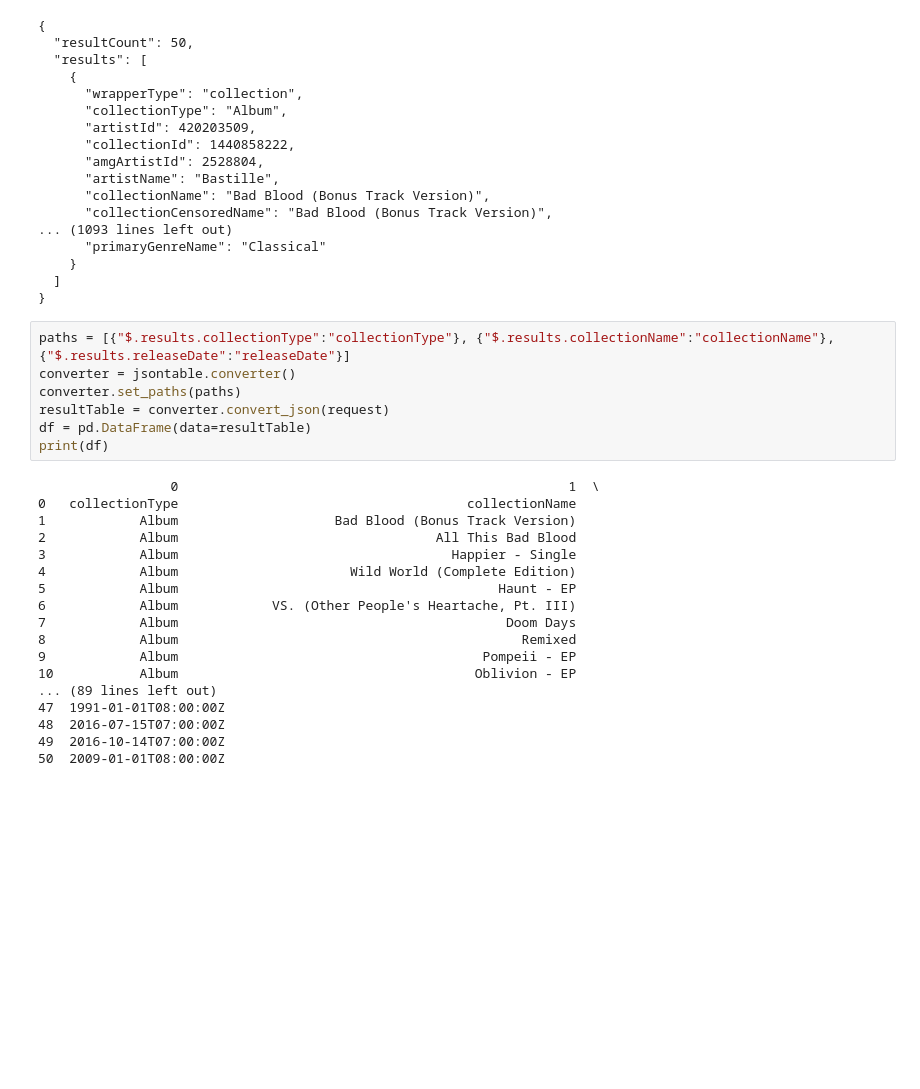
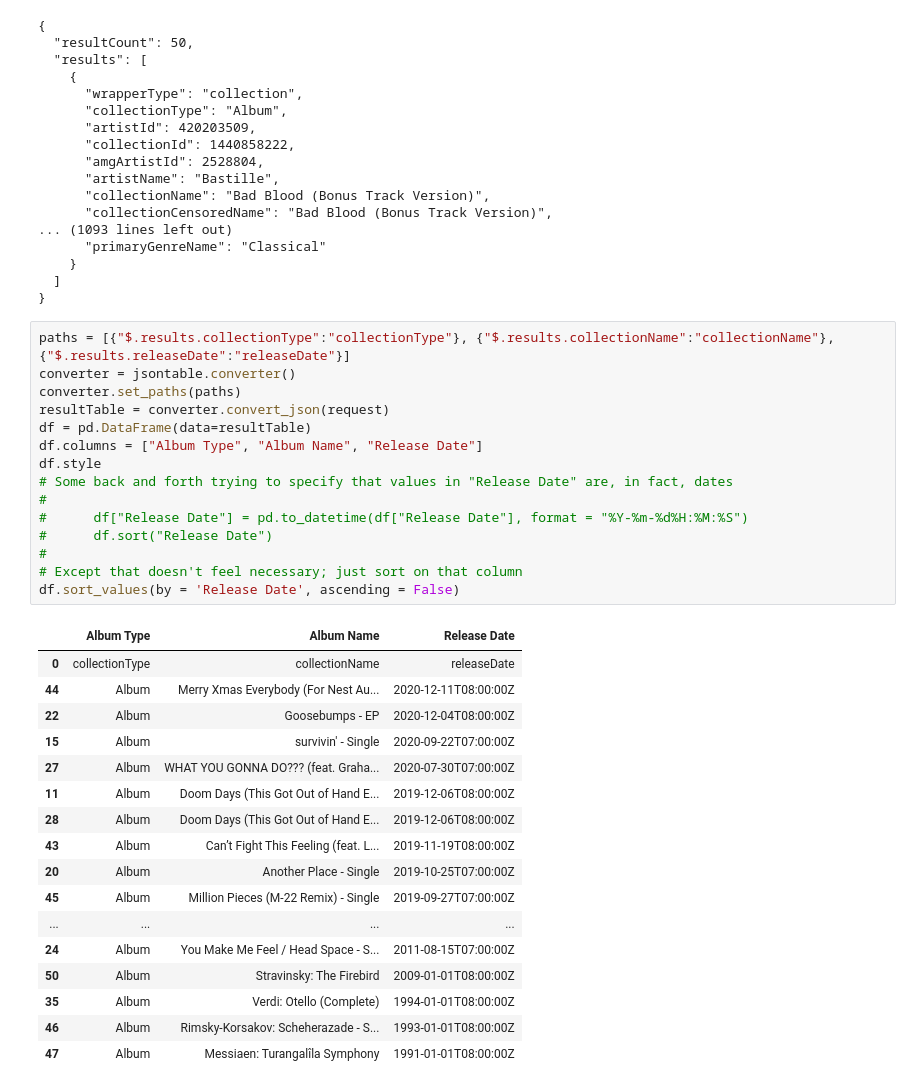
Before and after one commit to patrick-still/music-engine, a Jupyter notebook: collect.ipynb, the cells around one changed output. Saved outputs shown, nothing was run; the diff lists cells and outputs as text; blank space fills up the shorter version.

Commit message:
Styling the dataframe output, naming its columns, and sorting by date descending

```diff
--- a/collect.ipynb
+++ b/collect.ipynb
@@ -65,25 +73,33 @@ print(json.dumps(request, indent=2))
 # %%
 paths = [{"$.results.collectionType":"collectionType"}, {"$.results.collectionName":"collectionName"}, {"$.results.releaseDate":"releaseDate"}]
 converter = jsontable.converter()
 converter.set_paths(paths)
 resultTable = converter.convert_json(request)
 df = pd.DataFrame(data=resultTable)
-print(df)
+df.columns = ["Album Type", "Album Name", "Release Date"]
+df.style
+# Some back and forth trying to specify that values in "Release Date" are, in fact, dates
+#
+#      df["Release Date"] = pd.to_datetime(df["Release Date"], format = "%Y-%m-%d%H:%M:%S")
+#      df.sort("Release Date")
+#
+# Except that doesn't feel necessary; just sort on that column
+df.sort_values(by = 'Release Date', ascending = False)
 # %% [output]
-                 0                                                  1  \
-0   collectionType                                     collectionName
-1            Album                    Bad Blood (Bonus Track Version)
-2            Album                                 All This Bad Blood
-3            Album                                   Happier - Single
-4            Album                      Wild World (Complete Edition)
-5            Album                                         Haunt - EP
-6            Album            VS. (Other People's Heartache, Pt. III)
-7            Album                                          Doom Days
-8            Album                                            Remixed
-9            Album                                       Pompeii - EP
-10           Album                                      Oblivion - EP
-... (89 lines left out)
-47  1991-01-01T08:00:00Z
-48  2016-07-15T07:00:00Z
-49  2016-10-14T07:00:00Z
-50  2009-01-01T08:00:00Z
+|  | Album Type | Album Name | Release Date |
+| 0 | collectionType | collectionName | releaseDate |
+| 44 | Album | Merry Xmas Everybody (For Nest Au... | 2020-12-11T08:00:00Z |
+| 22 | Album | Goosebumps - EP | 2020-12-04T08:00:00Z |
+| 15 | Album | survivin' - Single | 2020-09-22T07:00:00Z |
+| 27 | Album | WHAT YOU GONNA DO??? (feat. Graha... | 2020-07-30T07:00:00Z |
+| 11 | Album | Doom Days (This Got Out of Hand E... | 2019-12-06T08:00:00Z |
+| 28 | Album | Doom Days (This Got Out of Hand E... | 2019-12-06T08:00:00Z |
+| 43 | Album | Can’t Fight This Feeling (feat. L... | 2019-11-19T08:00:00Z |
+| 20 | Album | Another Place - Single | 2019-10-25T07:00:00Z |
+| 45 | Album | Million Pieces (M-22 Remix) - Single | 2019-09-27T07:00:00Z |
+| ... | ... | ... | ... |
+| 24 | Album | You Make Me Feel / Head Space - S... | 2011-08-15T07:00:00Z |
+| 50 | Album | Stravinsky: The Firebird | 2009-01-01T08:00:00Z |
+| 35 | Album | Verdi: Otello (Complete) | 1994-01-01T08:00:00Z |
+| 46 | Album | Rimsky-Korsakov: Scheherazade - S... | 1993-01-01T08:00:00Z |
+| 47 | Album | Messiaen: Turangalîla Symphony | 1991-01-01T08:00:00Z |
```
Also changed, not shown: parts of 1 cell of this notebook.
